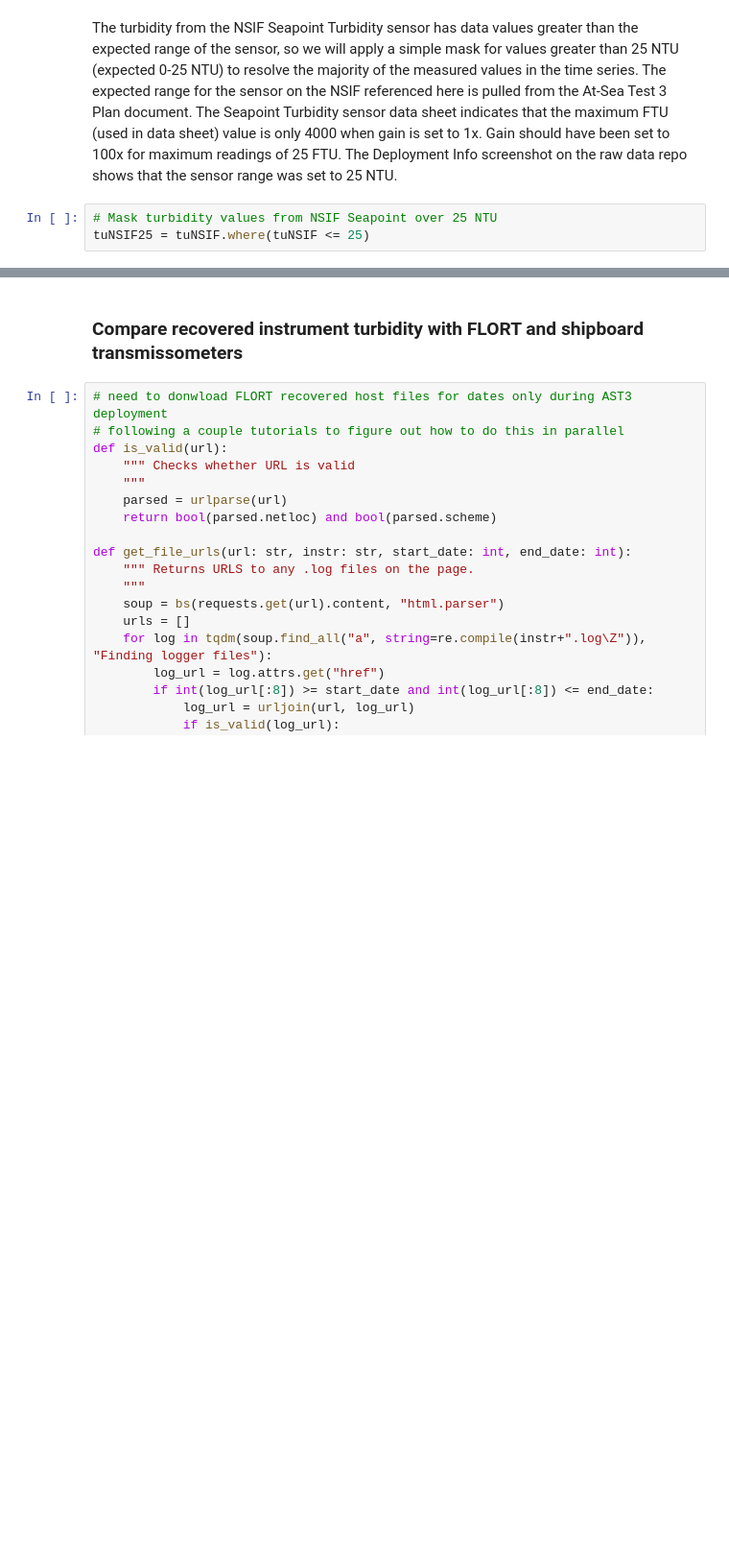
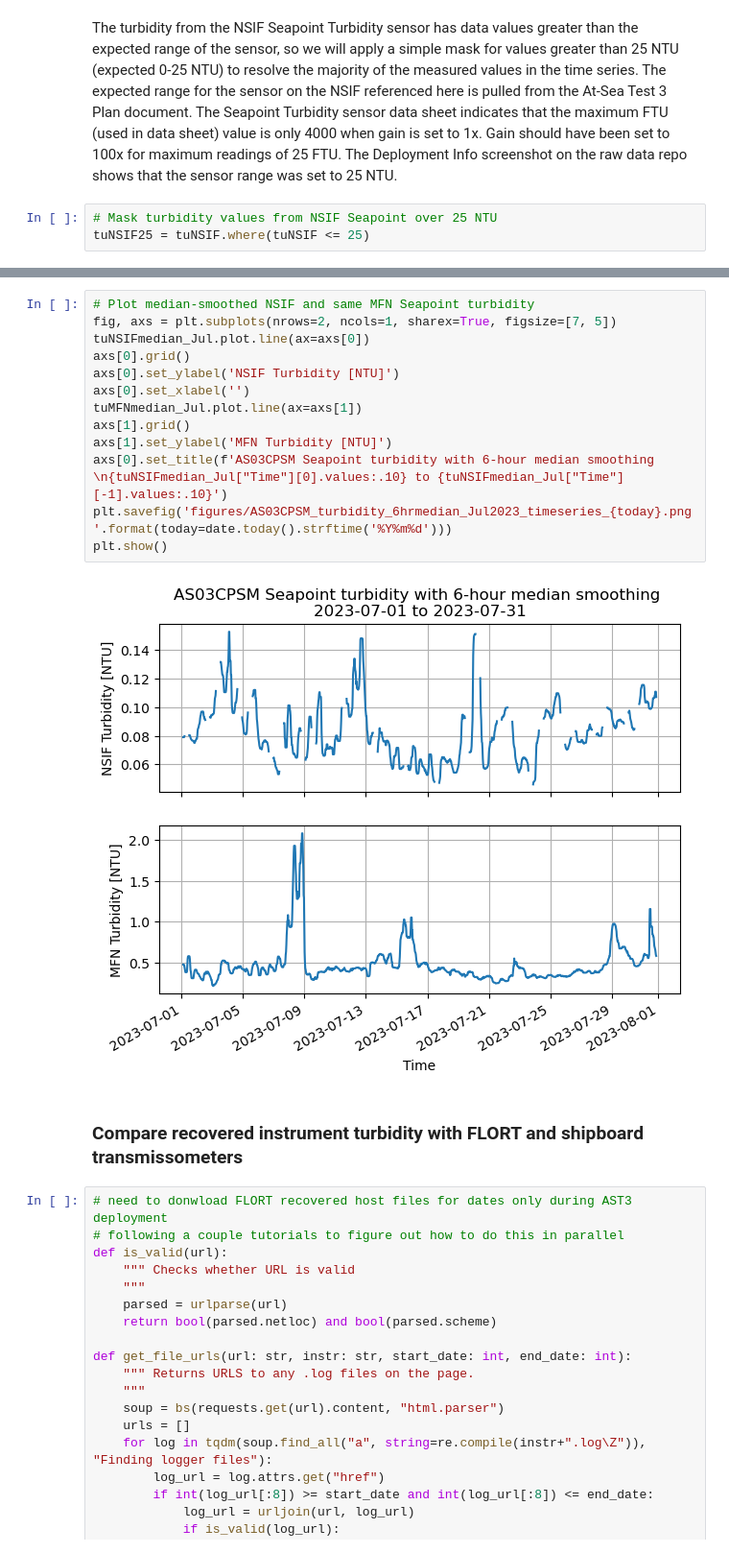
Before and after one commit to cooleyky/AST3, a Jupyter notebook: turbidity.ipynb, the cells around one changed output, grey strips where cells are left out. Shown at 96% size. Cells and saved outputs as stored; diff of their text form; blank space fills up the shorter version.

```diff
--- a/turbidity.ipynb
+++ b/turbidity.ipynb
@@ -123,3 +153,18 @@ plt.show()
+# %%
+# Plot median-smoothed NSIF and same MFN Seapoint turbidity
+fig, axs = plt.subplots(nrows=2, ncols=1, sharex=True, figsize=[7, 5])
+tuNSIFmedian_Jul.plot.line(ax=axs[0])
+axs[0].grid()
+axs[0].set_ylabel('NSIF Turbidity [NTU]')
+axs[0].set_xlabel('')
+tuMFNmedian_Jul.plot.line(ax=axs[1])
+axs[1].grid()
+axs[1].set_ylabel('MFN Turbidity [NTU]')
+axs[0].set_title(f'AS03CPSM Seapoint turbidity with 6-hour median smoothing \n{tuNSIFmedian_Jul["Time"][0].values:.10} to {tuNSIFmedian_Jul["Time"][-1].values:.10}')
+plt.savefig('figures/AS03CPSM_turbidity_6hrmedian_Jul2023_timeseries_{today}.png'.format(today=date.today().strftime('%Y%m%d')))
+plt.show()
+# %% [output]
+[figure, added]
 # %% [markdown]
 ### Compare recovered instrument turbidity with FLORT and shipboard transmissometers
 # %%
```
Also changed, not shown: parts of 6 cells of this notebook, 2 other files.
